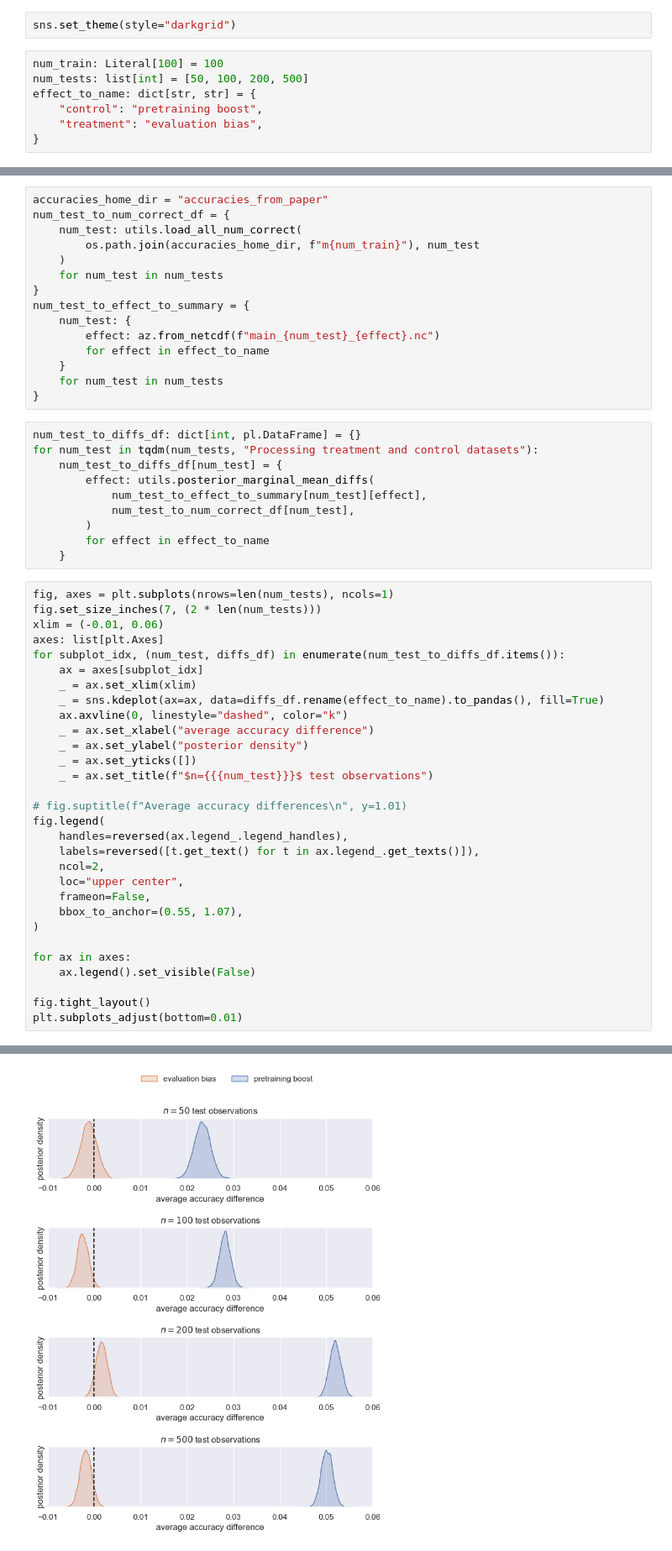
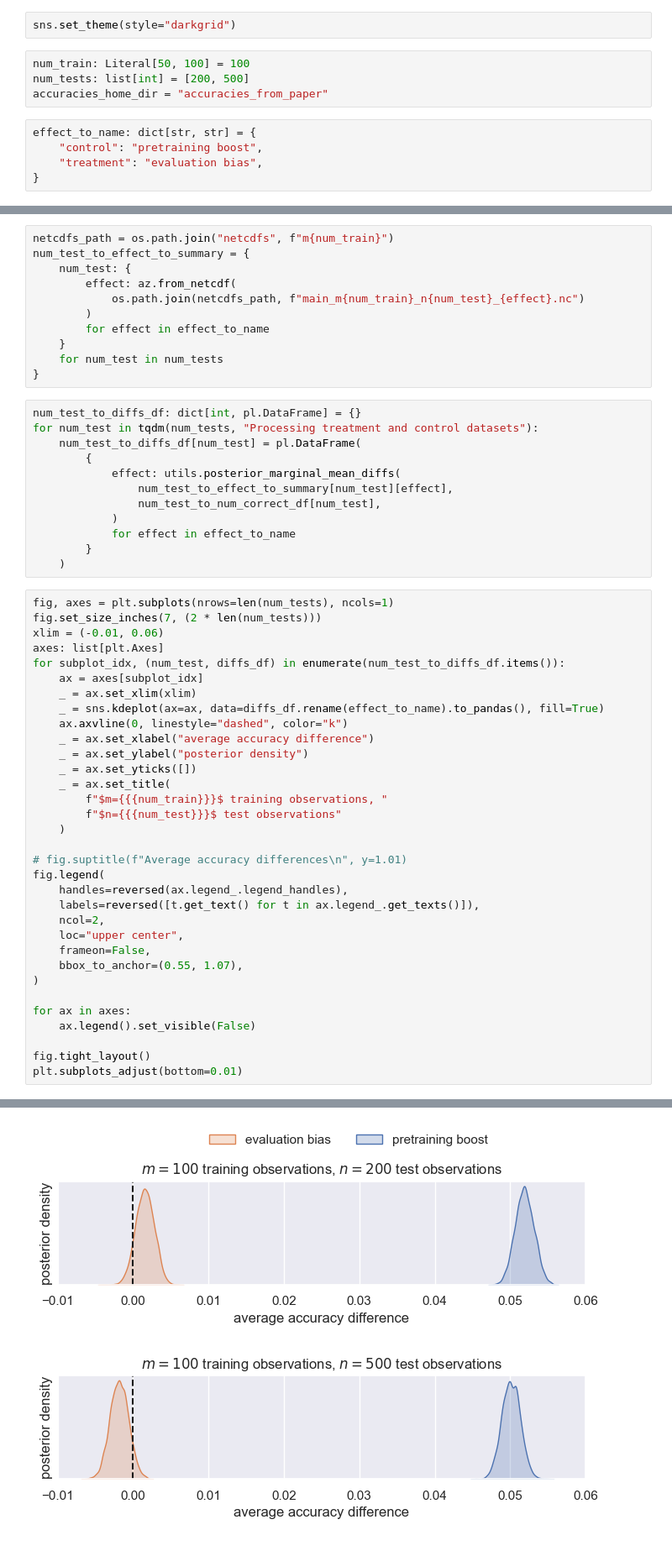
Before and after one commit to kddubey/pretrain-on-test, a Jupyter notebook: analysis/posterior_pred.ipynb, the cells around one changed output, grey strips where cells are left out. Shown at 84% size. Drawn from its saved outputs; the diff is of its cells as text.

```diff
--- a/analysis/posterior_pred.ipynb
+++ b/analysis/posterior_pred.ipynb
@@ -27,9 +26,11 @@ import utils
 WARNING (pytensor.tensor.blas): Using NumPy C-API based implementation for BLAS functions.
 # %%
 sns.set_theme(style="darkgrid")
+# %%
+num_train: Literal[50, 100] = 100
+num_tests: list[int] = [200, 500]
+accuracies_home_dir = "accuracies_from_paper"
 # %%
-num_train: Literal[100] = 100
-num_tests: list[int] = [50, 100, 200, 500]
 effect_to_name: dict[str, str] = {
     "control": "pretraining boost",
     "treatment": "evaluation bias",
@@ -37,14 +45,10 @@ effect_to_name: dict[str, str] = {
 # %%
-accuracies_home_dir = "accuracies_from_paper"
-num_test_to_num_correct_df = {
-    num_test: utils.load_all_num_correct(
-        os.path.join(accuracies_home_dir, f"m{num_train}"), num_test
-    )
-    for num_test in num_tests
-}
+netcdfs_path = os.path.join("netcdfs", f"m{num_train}")
 num_test_to_effect_to_summary = {
     num_test: {
-        effect: az.from_netcdf(f"main_{num_test}_{effect}.nc")
+        effect: az.from_netcdf(
+            os.path.join(netcdfs_path, f"main_m{num_train}_n{num_test}_{effect}.nc")
+        )
         for effect in effect_to_name
     }
     for num_test in num_tests
@@ -52,13 +56,15 @@ num_test_to_effect_to_summary = {
 # %%
 num_test_to_diffs_df: dict[int, pl.DataFrame] = {}
 for num_test in tqdm(num_tests, "Processing treatment and control datasets"):
-    num_test_to_diffs_df[num_test] = {
-        effect: utils.posterior_marginal_mean_diffs(
-            num_test_to_effect_to_summary[num_test][effect],
-            num_test_to_num_correct_df[num_test],
-        )
-        for effect in effect_to_name
-    }
+    num_test_to_diffs_df[num_test] = pl.DataFrame(
+        {
+            effect: utils.posterior_marginal_mean_diffs(
+                num_test_to_effect_to_summary[num_test][effect],
+                num_test_to_num_correct_df[num_test],
+            )
+            for effect in effect_to_name
+        }
+    )
 # %%
 fig, axes = plt.subplots(nrows=len(num_tests), ncols=1)
 fig.set_size_inches(7, (2 * len(num_tests)))
@@ -72,7 +78,10 @@ for subplot_idx, (num_test, diffs_df) in enumerate(num_test_to_diffs_df.items())
     _ = ax.set_xlabel("average accuracy difference")
     _ = ax.set_ylabel("posterior density")
     _ = ax.set_yticks([])
-    _ = ax.set_title(f"$n={{{num_test}}}$ test observations")
+    _ = ax.set_title(
+        f"$m={{{num_train}}}$ training observations, "
+        f"$n={{{num_test}}}$ test observations"
+    )
 
 # fig.suptitle(f"Average accuracy differences\n", y=1.01)
 fig.legend(
@@ -97,4 +104,4 @@ No artists with labels found to put in legend.  Note that artists whose label st
-[figure, old version]
+[figure, new version]
 # %% [markdown]
 We're looking at the distribution of $\frac{\bar{\hat{Y}}_{\cdot \cdot \cdot 1} -
 \bar{\hat{Y}}_{\cdot \cdot \cdot 0}}{n}$, i.e., the difference between the treatment
```
Also changed, not shown: parts of 3 cells of this notebook, 1 other file.
